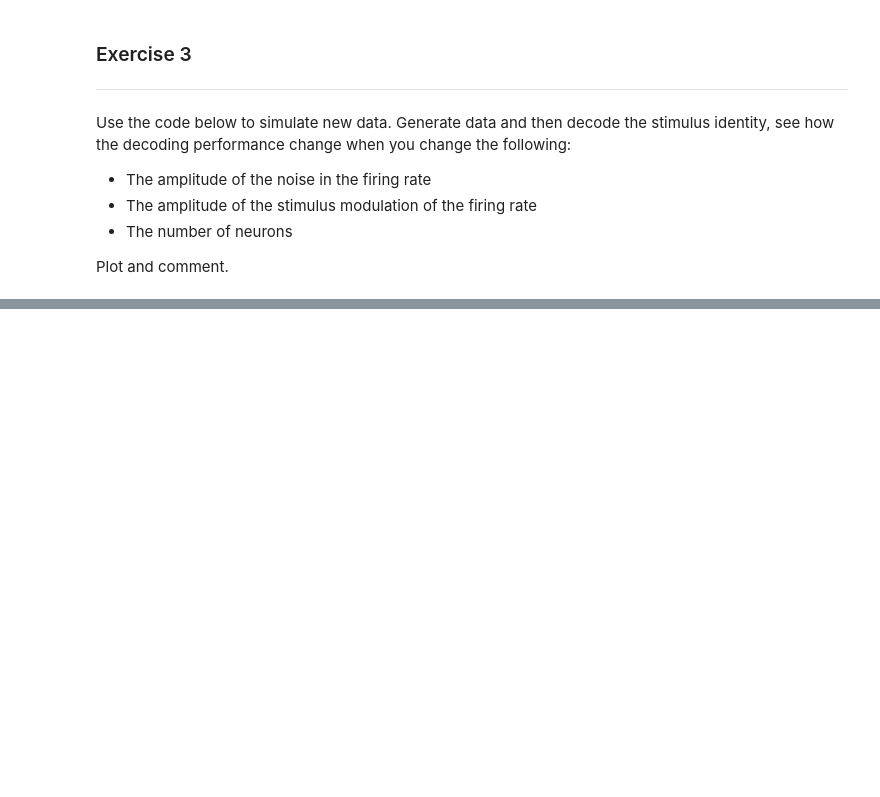
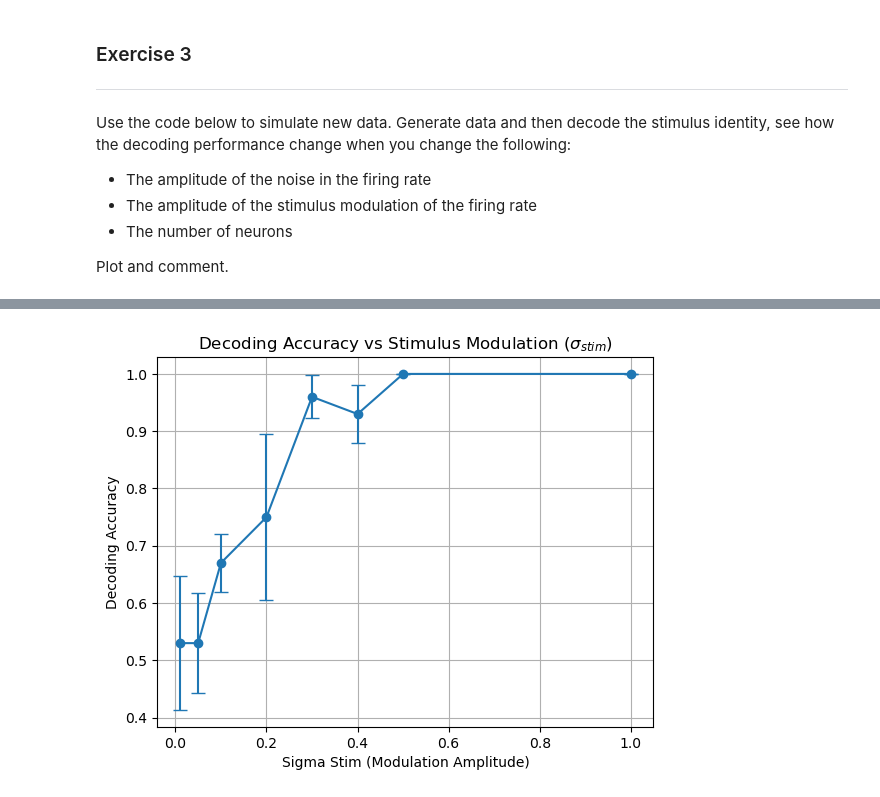
Before and after one commit to pschristodoulou/NRA, a Jupyter notebook: SVMs/Ass6_SVM_all.ipynb, the cells around one changed output, grey strips where cells are left out. Saved outputs shown, nothing was run; the diff lists cells and outputs as text; code cells hidden in the pictures; blank space fills up the shorter version.

```diff
--- a/SVMs/Ass6_SVM_all.ipynb
+++ b/SVMs/Ass6_SVM_all.ipynb
@@ -219,0 +440,9 @@ with open('data/simulated_data1.pickle', 'wb') as handle:
+# %%
+plt.errorbar(sigma_values, acc2, yerr=std_devs2, fmt='o-', capsize=5)
+plt.xlabel('Sigma Stim (Modulation Amplitude)')
+plt.ylabel('Decoding Accuracy')
+plt.title('Decoding Accuracy vs Stimulus Modulation ($σ_{stim}$)')
+plt.grid(True)
+plt.show()
+# %% [output]
+[figure, added]
```
Also changed, not shown: parts of 18 cells of this notebook.
